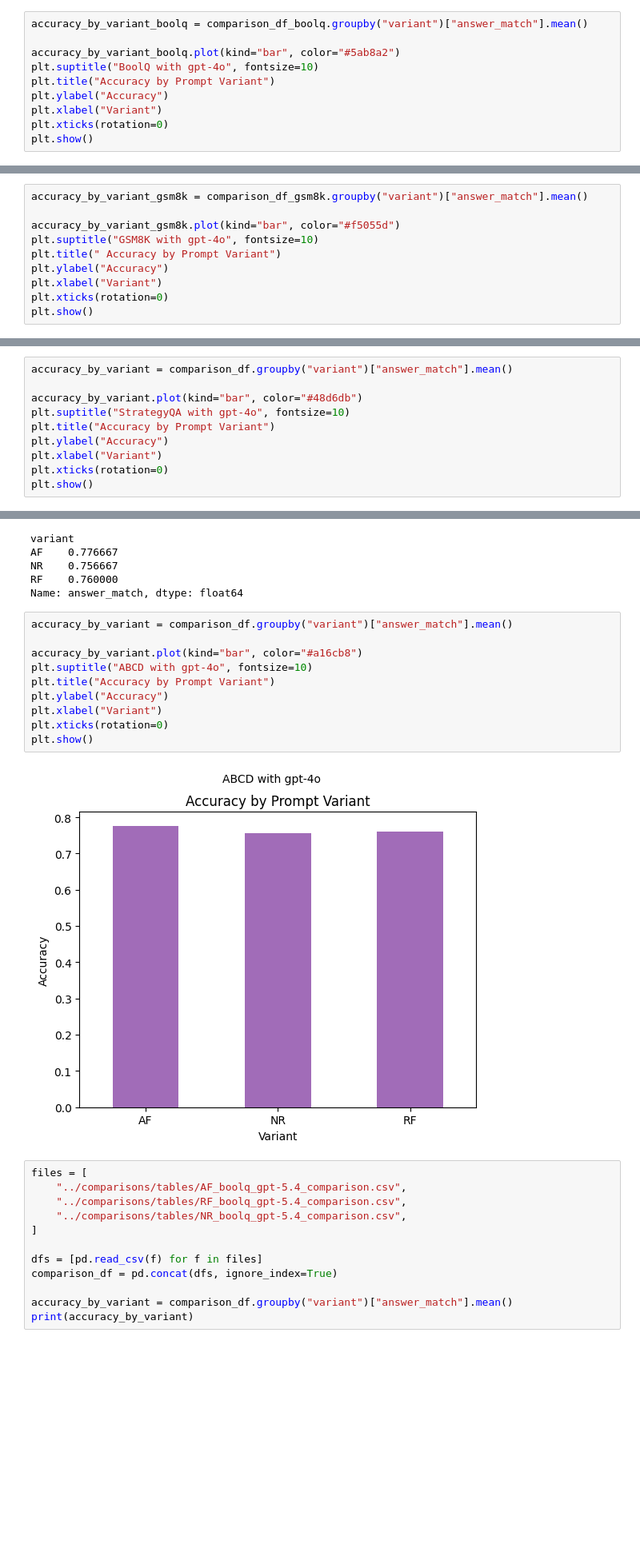
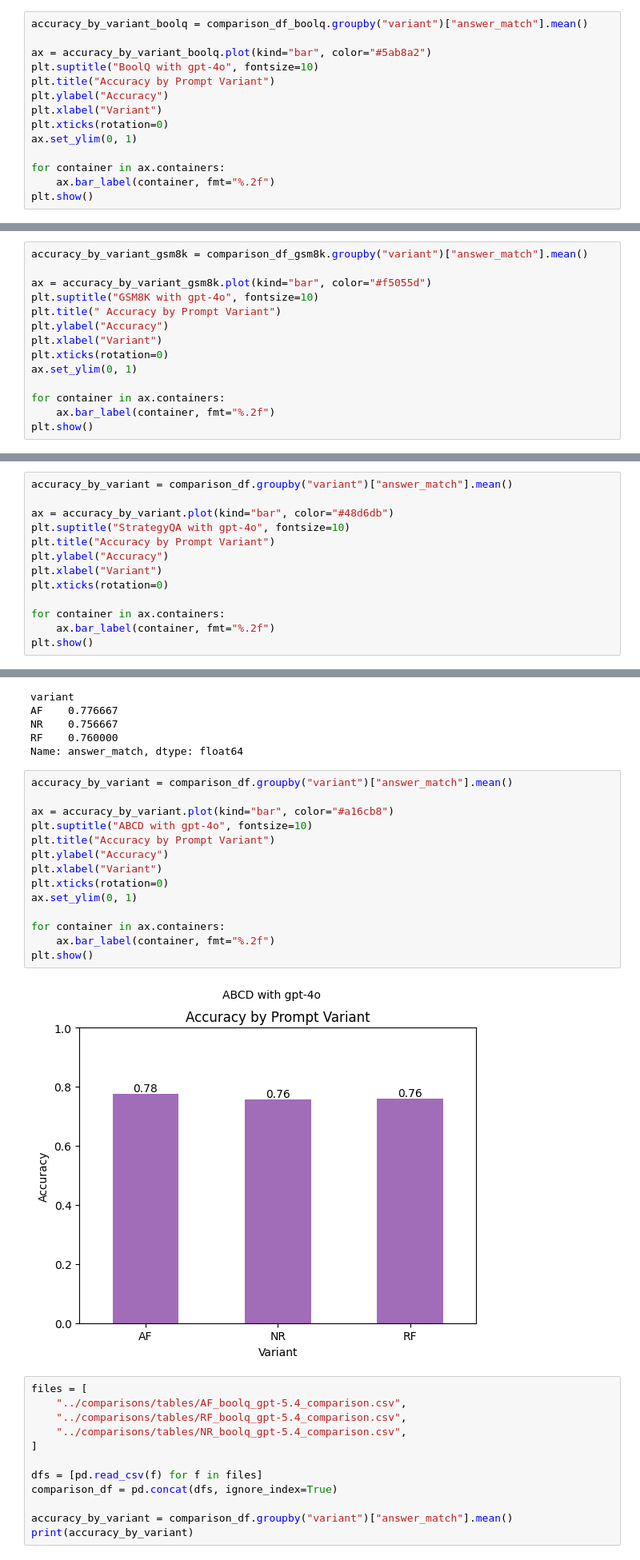
Before and after one commit to limcatcat/bachelorarbeit, a Jupyter notebook: src/analyze_results.ipynb, the cells around one changed output, grey strips where cells are left out. Shown at 80% size. Cells and saved outputs as stored; diff of their text form; blank space fills up the shorter version.

```diff
--- a/src/analyze_results.ipynb
+++ b/src/analyze_results.ipynb
@@ -22,11 +22,15 @@ Name: answer_match, dtype: float64
 # %%
 accuracy_by_variant_boolq = comparison_df_boolq.groupby("variant")["answer_match"].mean()
 
-accuracy_by_variant_boolq.plot(kind="bar", color="#5ab8a2")
+ax = accuracy_by_variant_boolq.plot(kind="bar", color="#5ab8a2")
 plt.suptitle("BoolQ with gpt-4o", fontsize=10)
 plt.title("Accuracy by Prompt Variant")
 plt.ylabel("Accuracy")
 plt.xlabel("Variant")
 plt.xticks(rotation=0)
+ax.set_ylim(0, 1)
+
+for container in ax.containers:
+    ax.bar_label(container, fmt="%.2f")
 plt.show()
 # %% [output]
@@ -52,11 +56,15 @@ Name: answer_match, dtype: float64
 # %%
 accuracy_by_variant_gsm8k = comparison_df_gsm8k.groupby("variant")["answer_match"].mean()
 
-accuracy_by_variant_gsm8k.plot(kind="bar", color="#f5055d")
+ax = accuracy_by_variant_gsm8k.plot(kind="bar", color="#f5055d")
 plt.suptitle("GSM8K with gpt-4o", fontsize=10)
 plt.title(" Accuracy by Prompt Variant")
 plt.ylabel("Accuracy")
 plt.xlabel("Variant")
 plt.xticks(rotation=0)
+ax.set_ylim(0, 1)
+
+for container in ax.containers:
+    ax.bar_label(container, fmt="%.2f")
 plt.show()
 # %% [output]
@@ -82,11 +90,14 @@ Name: answer_match, dtype: float64
 # %%
 accuracy_by_variant = comparison_df.groupby("variant")["answer_match"].mean()
 
-accuracy_by_variant.plot(kind="bar", color="#48d6db")
+ax = accuracy_by_variant.plot(kind="bar", color="#48d6db")
 plt.suptitle("StrategyQA with gpt-4o", fontsize=10)
 plt.title("Accuracy by Prompt Variant")
 plt.ylabel("Accuracy")
 plt.xlabel("Variant")
 plt.xticks(rotation=0)
+
+for container in ax.containers:
+    ax.bar_label(container, fmt="%.2f")
 plt.show()
 # %% [output]
@@ -112,15 +123,19 @@ Name: answer_match, dtype: float64
 # %%
 accuracy_by_variant = comparison_df.groupby("variant")["answer_match"].mean()
 
-accuracy_by_variant.plot(kind="bar", color="#a16cb8")
+ax = accuracy_by_variant.plot(kind="bar", color="#a16cb8")
 plt.suptitle("ABCD with gpt-4o", fontsize=10)
 plt.title("Accuracy by Prompt Variant")
 plt.ylabel("Accuracy")
 plt.xlabel("Variant")
 plt.xticks(rotation=0)
+ax.set_ylim(0, 1)
+
+for container in ax.containers:
+    ax.bar_label(container, fmt="%.2f")
 plt.show()
 # %% [output]
-[figure, old version]
+[figure, new version]
 # %%
 files = [
     "../comparisons/tables/AF_boolq_gpt-5.4_comparison.csv",
```
Also changed, not shown: parts of 17 cells of this notebook, 2 other files.
